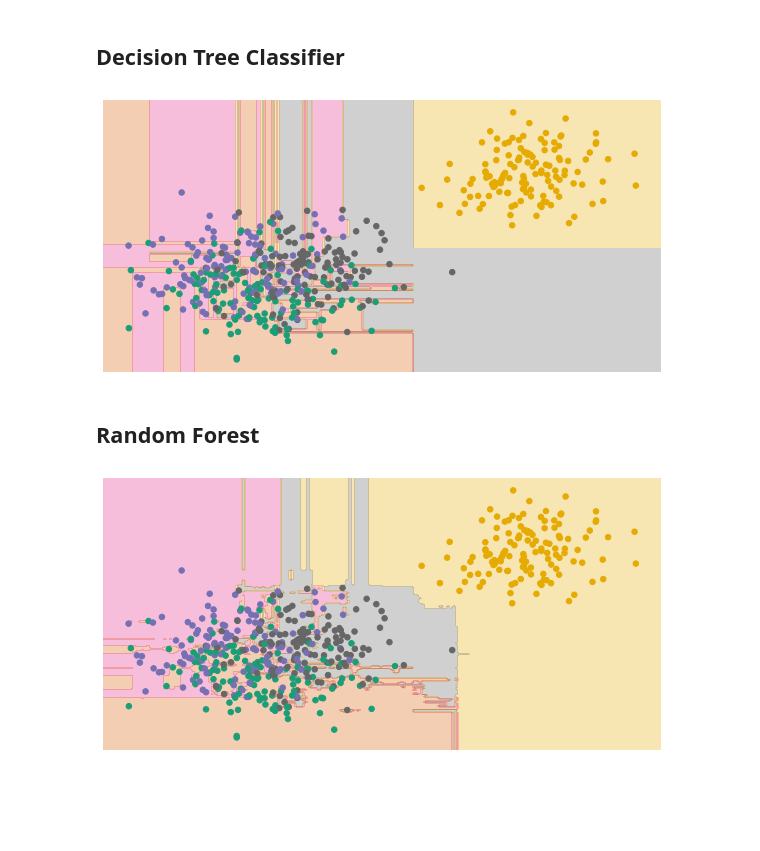
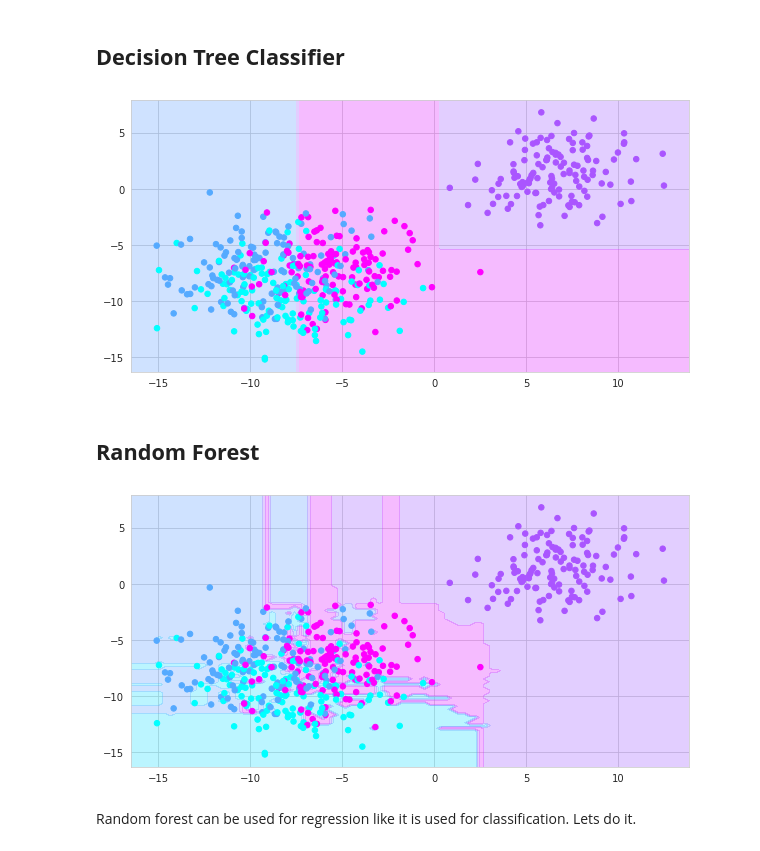
Before and after one commit to albinjohn366/DataScience_Tutorials, a Jupyter notebook: Decison_Tree_and_Random_Forest.ipynb, the cells around one changed output. Drawn from its saved outputs; the diff is of its cells as text; code cells hidden in the pictures; blank space fills up the shorter version.

```diff
--- a/Decison_Tree_and_Random_Forest.ipynb
+++ b/Decison_Tree_and_Random_Forest.ipynb
@@ -29,27 +29,24 @@ It can be seen that the datapoints can be classified into multiple classes.
 from sklearn.tree import DecisionTreeClassifier
 # %%
 # Function to visuaize the decision tree for each model
-def visualize_classifier(model, X, y, ax=None, cmap=plt.cm.Dark2):
-    plt.figure(figsize=(10, 5))
-    ax = plt.gca()
+def visualize_classifier(model, X, y, ax=None, cmap='cool'):
+    fig, ax = plt.subplots(figsize=(10, 5))
 
     # Plot the training points
-    ax.scatter(X[:, 0], X[:, 1], c=y, s=30, cmap=cmap,
+    plt.scatter(X[:, 0], X[:, 1], c=y, s=30, cmap=cmap,
                clim=(y.min(), y.max()), zorder=3)
-    ax.axis('tight')
-    ax.axis('off')
     xlim = ax.get_xlim()
     ylim = ax.get_ylim()
 
     # fit the estimator
     model.fit(X, y)
-    xx, yy = np.meshgrid(np.linspace(*xlim, num=200),
-                         np.linspace(*ylim, num=200))
+    xx, yy = np.meshgrid(np.linspace(*xlim, num=100),
+                         np.linspace(*ylim, num=100))
     Z = model.predict(np.c_[xx.ravel(), yy.ravel()]).reshape(xx.shape)
 
     # Create a color plot with the results
     n_classes = len(np.unique(y))
-    contours = ax.contourf(xx, yy, Z, alpha=0.3,
+    contours = plt.contourf(xx, yy, Z, alpha=0.3,
                            levels=np.arange(n_classes + 1) - 0.5,
                            cmap=cmap,
                            zorder=1)
@@ -58,9 +55,9 @@ def visualize_classifier(model, X, y, ax=None, cmap=plt.cm.Dark2):
     plt.show()
 # %%
 # Visulizing the DecisionTreeClassifier
-visualize_classifier(DecisionTreeClassifier(), x, y)
+visualize_classifier(DecisionTreeClassifier(max_depth=2, random_state=687), x, y)
 # %% [output]
-[figure, old version]
+[figure, new version]
 # %% [markdown]
 ## **Random Forest**
 # %%
@@ -73,4 +70,6 @@ rf_classifier = RandomForestClassifier(n_estimators=100, random_state=786)
 # Visualizing the classifier
 visualize_classifier(rf_classifier, x, y)
 # %% [output]
-[figure, old version]
+[figure, new version]
+# %% [markdown]
+Random forest can be used for regression like it is used for classification. Lets do it.
```
Also changed, not shown: parts of 8 cells of this notebook.
